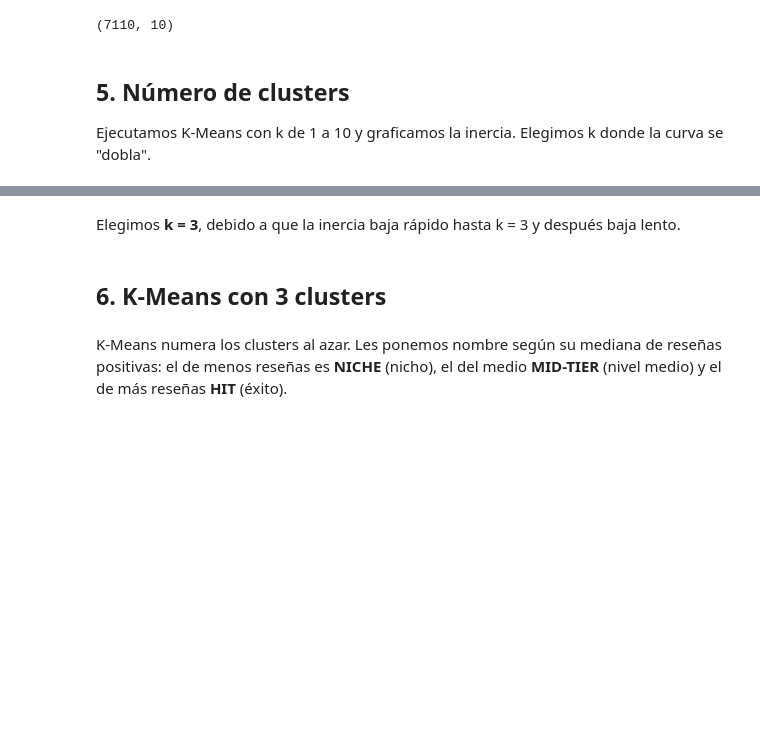
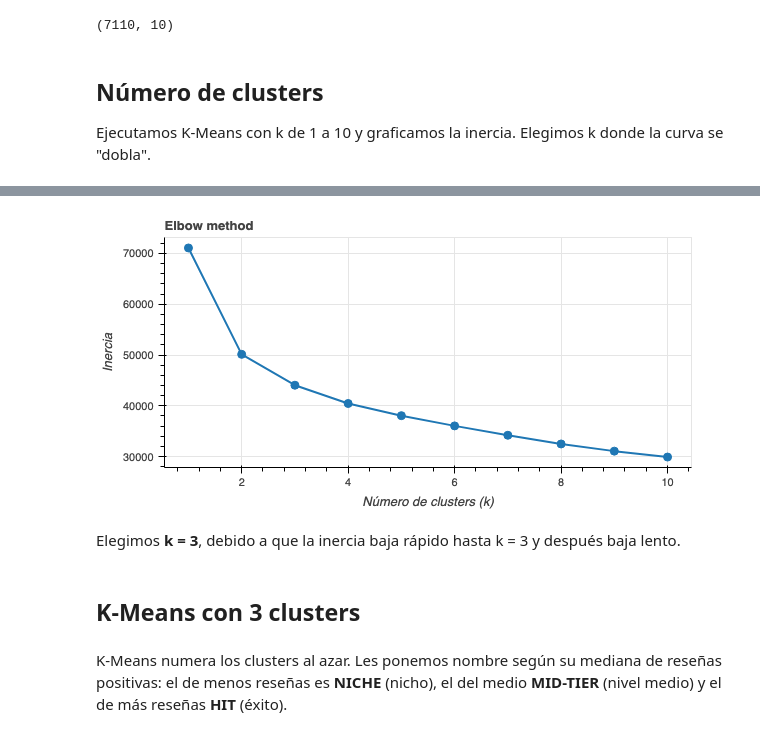
Before and after one commit to vchirinosb/steam-games, a Jupyter notebook: steam_games.ipynb, the cells around one changed output, grey strips where cells are left out. Cells and saved outputs as stored; diff of their text form; code cells hidden in the pictures; blank space fills up the shorter version.

```diff
--- a/steam_games.ipynb
+++ b/steam_games.ipynb
@@ -233,7 +272,7 @@ X.shape
 # %% [output]
 (7110, 10)
 # %% [markdown]
-## 5. Número de clusters
+## Número de clusters
 
 Ejecutamos K-Means con k de 1 a 10 y graficamos la inercia. Elegimos k donde la curva se "dobla".
 # %%
@@ -245,5 +284,5 @@ chart.line(k_values, inertia, line_width=2)
 chart.scatter(k_values, inertia, size=8)
 chart.xaxis.axis_label = "Número de clusters (k)"
 chart.yaxis.axis_label = "Inercia"
-show(chart)
+render(chart, "elbow")
 # %% [output]
@@ -252,7 +289,8 @@ show(chart)
+[figure, added]
 # %% [markdown]
 Elegimos **k = 3**, debido a que la inercia baja rápido hasta k = 3 y después baja lento.
 # %% [markdown]
-## 6. K-Means con 3 clusters
+## K-Means con 3 clusters
 # %%
 kmeans = KMeans(n_clusters=3, n_init=10, random_state=42)
 games["cluster"] = kmeans.fit_predict(X)
```
Also changed, not shown: parts of 23 cells of this notebook, 2 other files.
